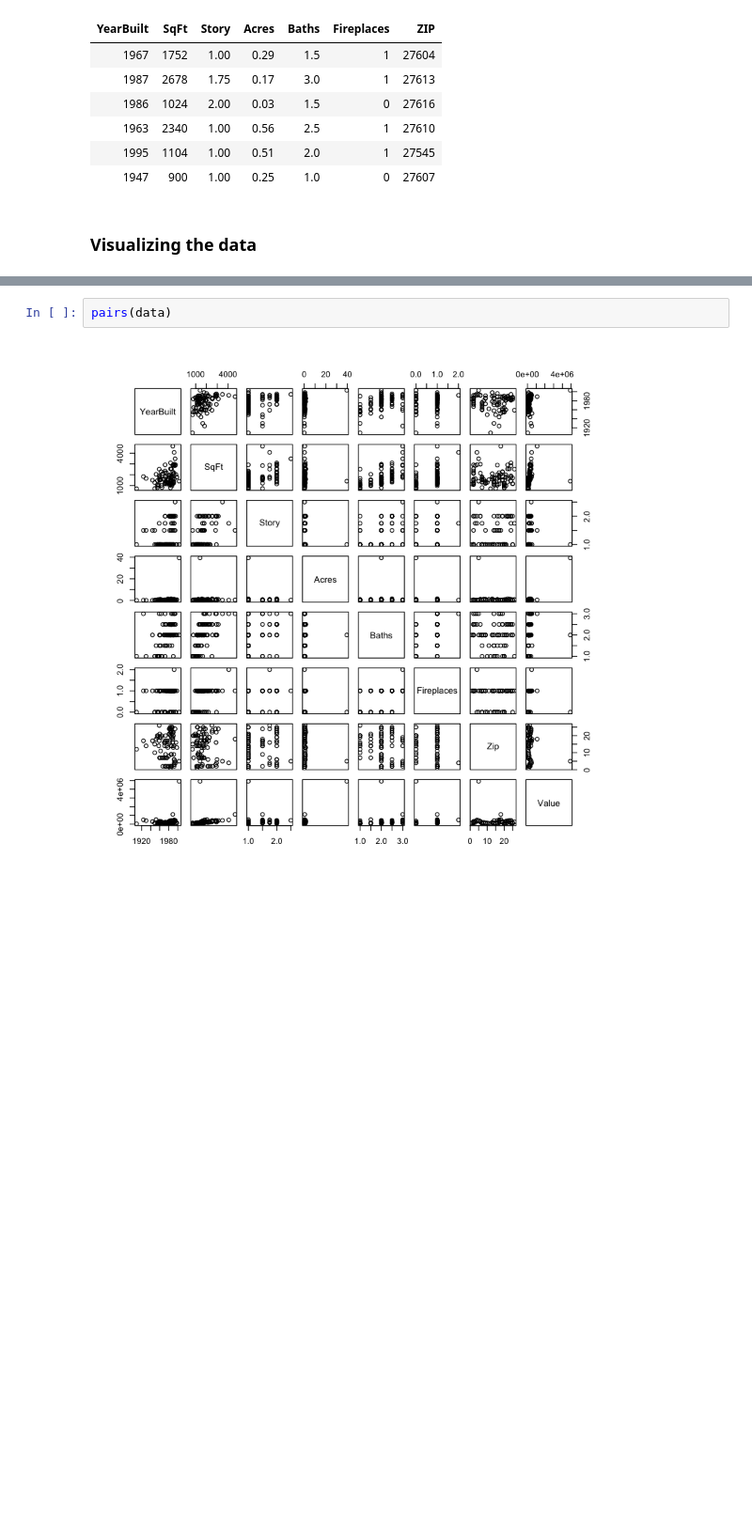
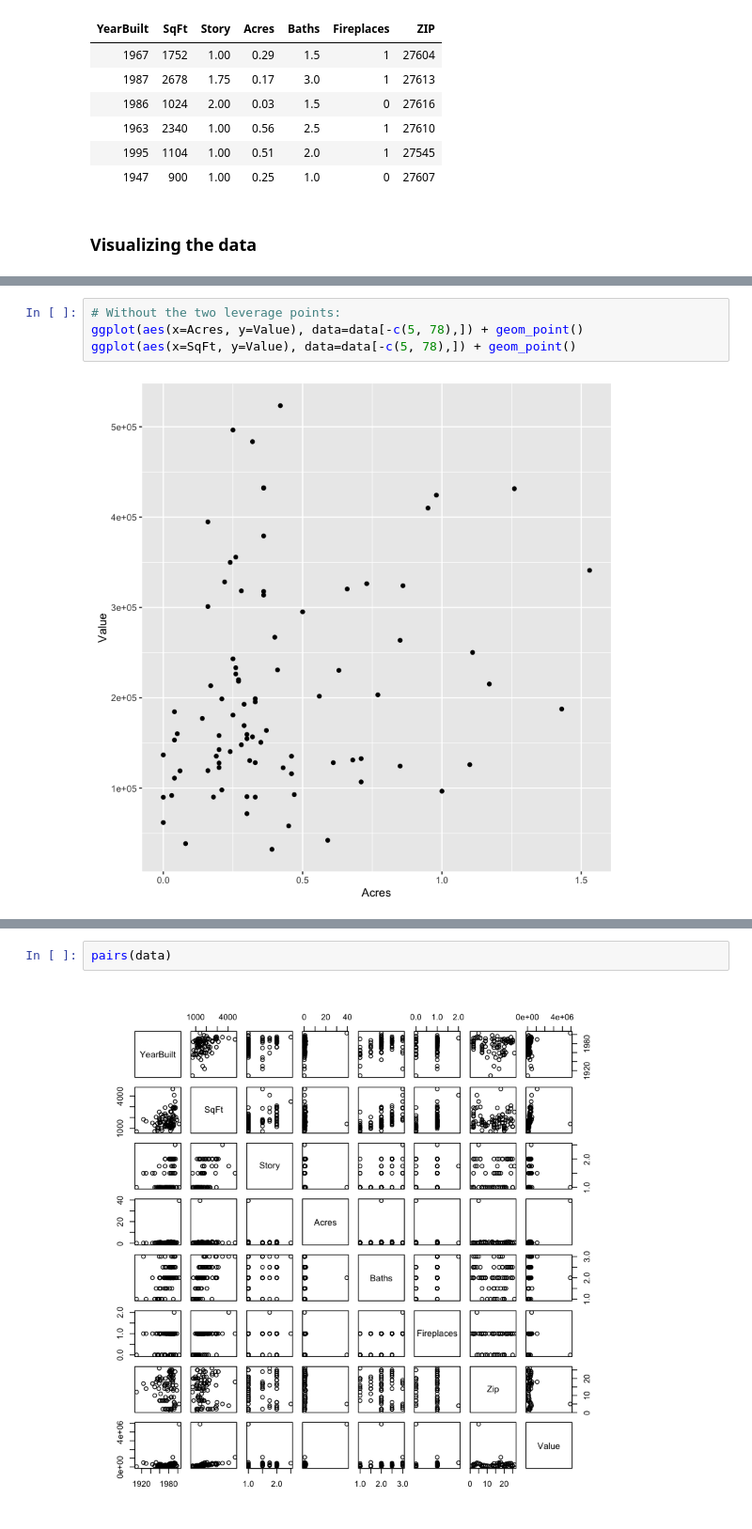
Before and after one commit to Mamie/STATS202F16Kaggle, a Jupyter notebook: notes/notes_exploratoryDataAnalysis_20161105.ipynb, the cells around one changed output, grey strips where cells are left out. Shown at 94% size. Saved outputs shown, nothing was run; the diff lists cells and outputs as text; blank space fills up the shorter version.

```diff
--- a/notes/notes_exploratoryDataAnalysis_20161105.ipynb
+++ b/notes/notes_exploratoryDataAnalysis_20161105.ipynb
@@ -78,0 +111,6 @@ head(testInput)
+# %%
+# Without the two leverage points:
+ggplot(aes(x=Acres, y=Value), data=data[-c(5, 78),]) + geom_point()
+ggplot(aes(x=SqFt, y=Value), data=data[-c(5, 78),]) + geom_point()
+# %% [output]
+[figure, added]
```
Also changed, not shown: parts of 28 cells of this notebook.
